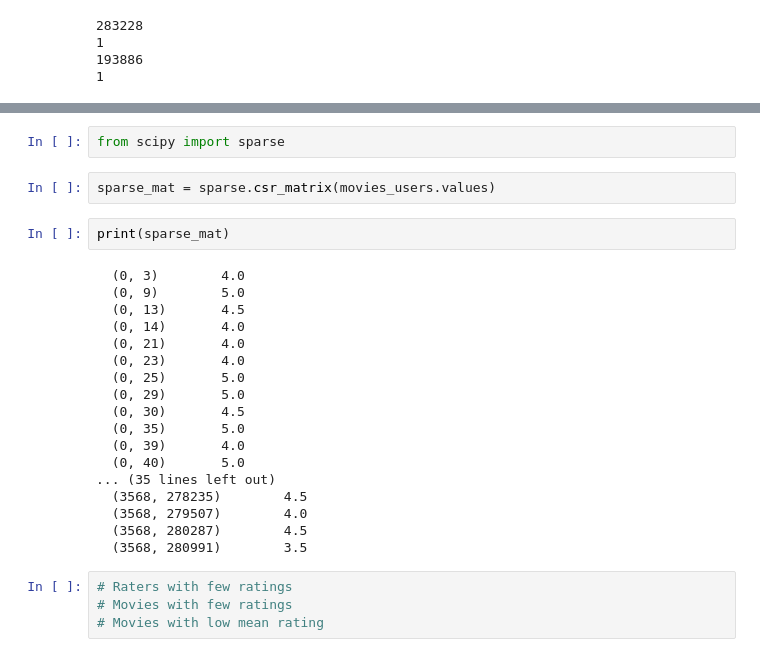
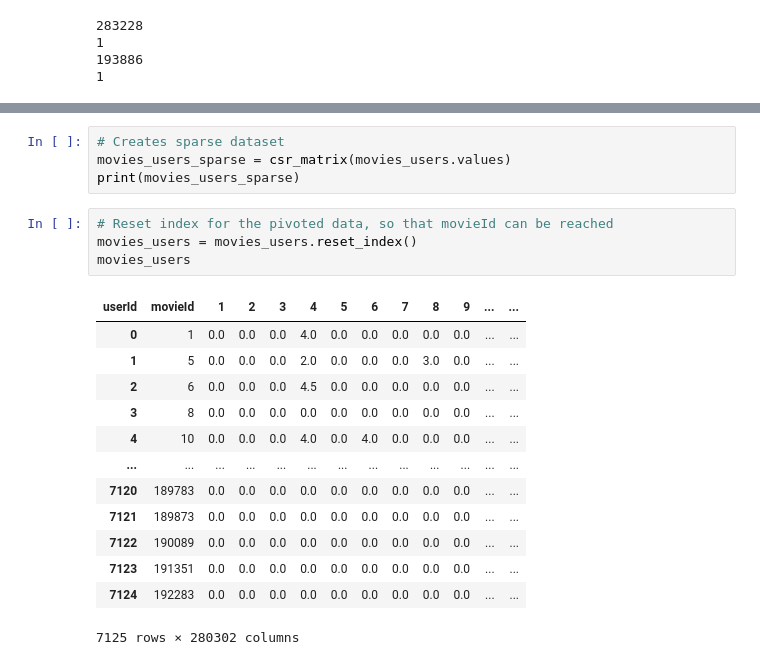
Before and after one commit to Anna-MariaSjolund/Machine-learning, a Jupyter notebook: labs/lab_movie_recommendations.ipynb, the cells around one changed output, grey strips where cells are left out. Drawn from its saved outputs; the diff is of its cells as text.

```diff
--- a/labs/lab_movie_recommendations.ipynb
+++ b/labs/lab_movie_recommendations.ipynb
@@ -571,28 +497,22 @@ movies_users
-# %%
-from scipy import sparse
 # %%
-sparse_mat = sparse.csr_matrix(movies_users.values)
+# Creates sparse dataset
+movies_users_sparse = csr_matrix(movies_users.values)
+print(movies_users_sparse)
-# %%
-print(sparse_mat)
-# %% [output]
-  (0, 3)        4.0
-  (0, 9)        5.0
-  (0, 13)       4.5
-  (0, 14)       4.0
-  (0, 21)       4.0
-  (0, 23)       4.0
-  (0, 25)       5.0
-  (0, 29)       5.0
-  (0, 30)       4.5
-  (0, 35)       5.0
-  (0, 39)       4.0
-  (0, 40)       5.0
-... (35 lines left out)
-  (3568, 278235)        4.5
-  (3568, 279507)        4.0
-  (3568, 280287)        4.5
-  (3568, 280991)        3.5
-# %%
-# Raters with few ratings
-# Movies with few ratings
-# Movies with low mean rating
+# %%
+# Reset index for the pivoted data, so that movieId can be reached
+movies_users = movies_users.reset_index()
+movies_users
+# %% [output]
+| userId | movieId | 1 | 2 | 3 | 4 | 5 | 6 | 7 | 8 | 9 | ... | ... |
+| 0 | 1 | 0.0 | 0.0 | 0.0 | 4.0 | 0.0 | 0.0 | 0.0 | 0.0 | 0.0 | ... | ... |
+| 1 | 5 | 0.0 | 0.0 | 0.0 | 2.0 | 0.0 | 0.0 | 0.0 | 3.0 | 0.0 | ... | ... |
+| 2 | 6 | 0.0 | 0.0 | 0.0 | 4.5 | 0.0 | 0.0 | 0.0 | 0.0 | 0.0 | ... | ... |
+| 3 | 8 | 0.0 | 0.0 | 0.0 | 0.0 | 0.0 | 0.0 | 0.0 | 0.0 | 0.0 | ... | ... |
+| 4 | 10 | 0.0 | 0.0 | 0.0 | 4.0 | 0.0 | 4.0 | 0.0 | 0.0 | 0.0 | ... | ... |
+| ... | ... | ... | ... | ... | ... | ... | ... | ... | ... | ... | ... | ... |
+| 7120 | 189783 | 0.0 | 0.0 | 0.0 | 0.0 | 0.0 | 0.0 | 0.0 | 0.0 | 0.0 | ... | ... |
+| 7121 | 189873 | 0.0 | 0.0 | 0.0 | 0.0 | 0.0 | 0.0 | 0.0 | 0.0 | 0.0 | ... | ... |
+| 7122 | 190089 | 0.0 | 0.0 | 0.0 | 0.0 | 0.0 | 0.0 | 0.0 | 0.0 | 0.0 | ... | ... |
+| 7123 | 191351 | 0.0 | 0.0 | 0.0 | 0.0 | 0.0 | 0.0 | 0.0 | 0.0 | 0.0 | ... | ... |
+| 7124 | 192283 | 0.0 | 0.0 | 0.0 | 0.0 | 0.0 | 0.0 | 0.0 | 0.0 | 0.0 | ... | ... |
+7125 rows × 280302 columns
```
Also changed, not shown: parts of 59 cells of this notebook, 1 other file.
